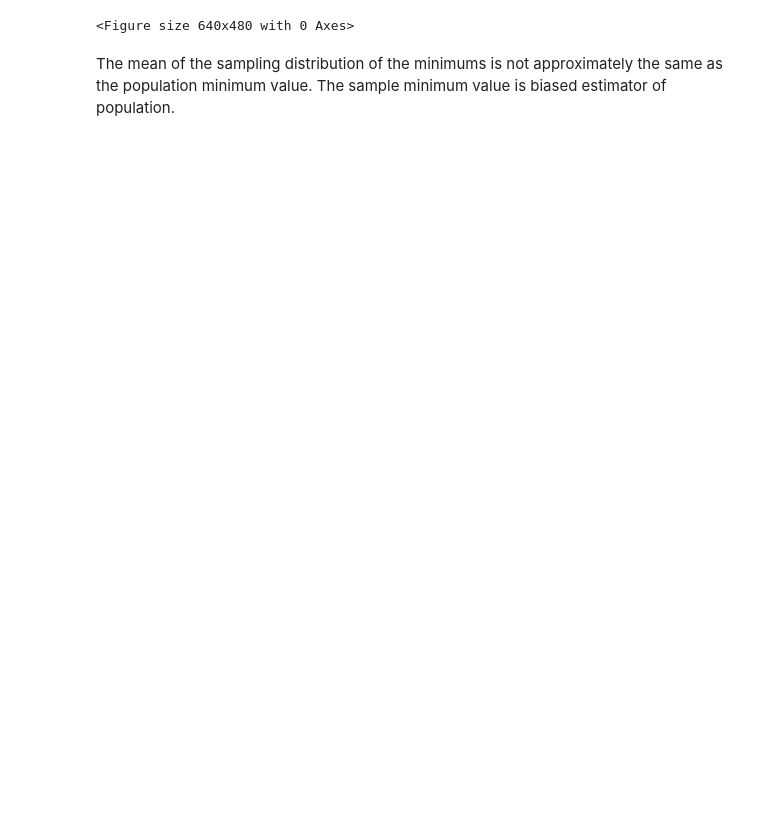
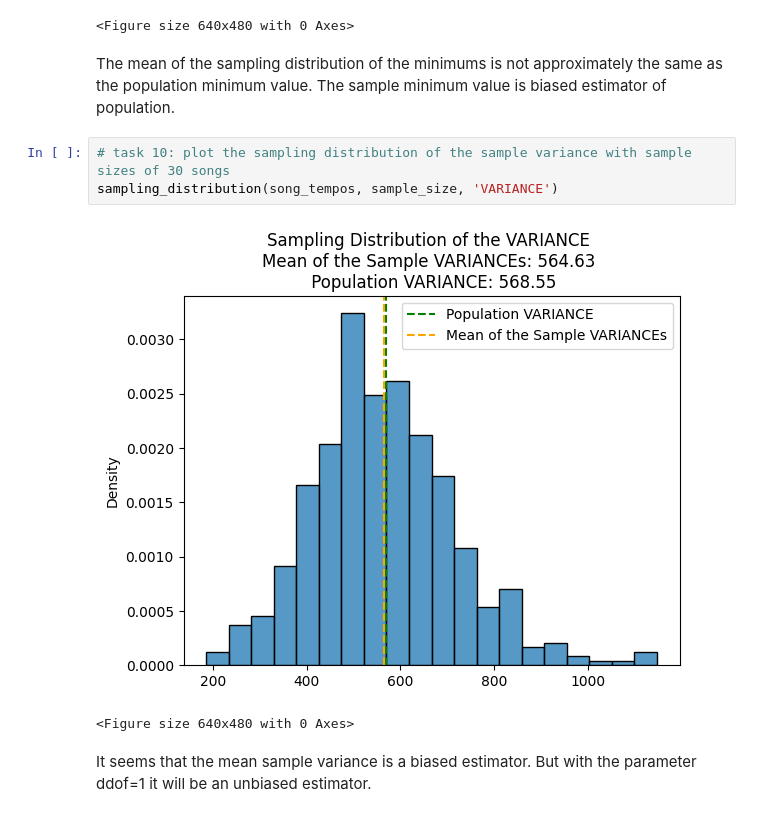
Before and after one commit to 7086600/dance_party, a Jupyter notebook: dance_party.ipynb, the cells around one changed output. Cells and saved outputs as stored; diff of their text form; blank space fills up the shorter version.

```diff
--- a/dance_party.ipynb
+++ b/dance_party.ipynb
@@ -107,3 +110,11 @@ sampling_distribution(song_tempos, 30, 'MiNimum')
 <Figure size 640x480 with 0 Axes>
 # %% [markdown]
 The mean of the sampling distribution of the minimums is not approximately the same as the population minimum value. The sample minimum value is biased estimator of population.
+# %%
+# task 10: plot the sampling distribution of the sample variance with sample sizes of 30 songs
+sampling_distribution(song_tempos, sample_size, 'VARIANCE')
+# %% [output]
+[figure, added]
+<Figure size 640x480 with 0 Axes>
+# %% [markdown]
+It seems that the mean sample variance is a biased estimator. But with the parameter ddof=1 it will be an unbiased estimator.
```
Also changed, not shown: parts of 6 cells of this notebook.
